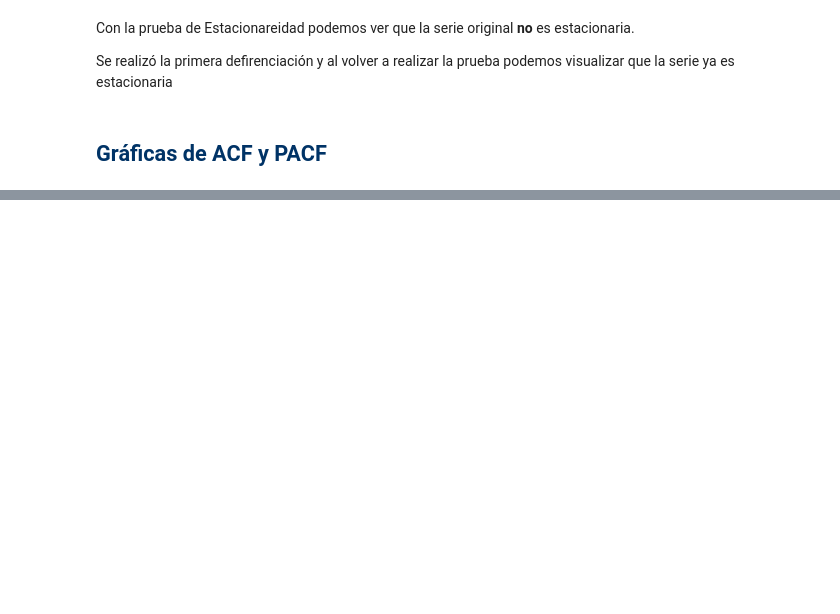
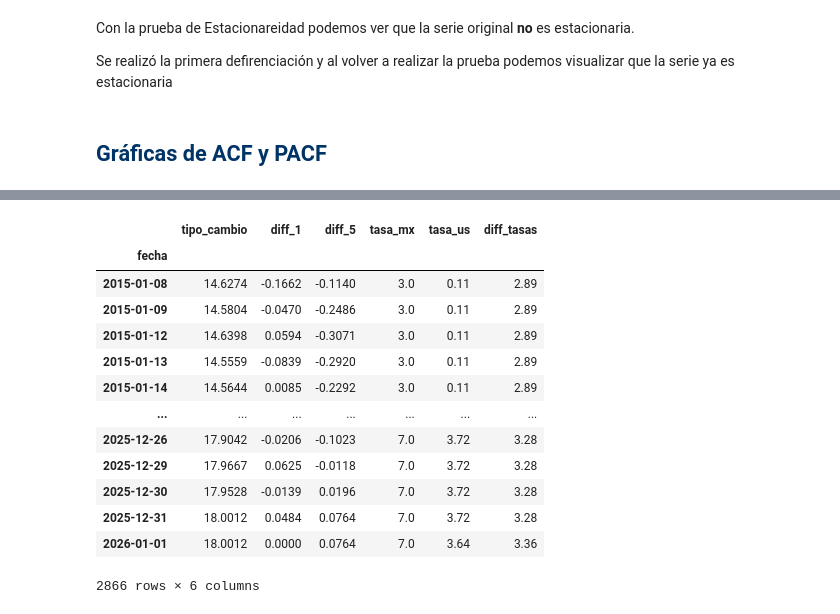
Before and after one commit to Moni-Ib/Examen1_ModelosNoLineales, a Jupyter notebook: Examen1.ipynb, the cells around one changed output, grey strips where cells are left out. Drawn from its saved outputs; the diff is of its cells as text; code cells hidden in the pictures; blank space fills up the shorter version.

```diff
--- a/Examen1.ipynb
+++ b/Examen1.ipynb
@@ -104,4 +103,17 @@ fig = px.line(
 )
 
 fig.show()
+# %%
+df = df[df.index >= "2015-01-01"]
+
+df_plot = df.reset_index()
+
+fig = px.line(
+    df_plot,
+    x="fecha",
+    y="tipo_cambio",
+    title="Tipo de Cambio FIX MXN/USD (20 años)"
+)
+
+fig.show()
 # %% [markdown]
@@ -237,0 +483,28 @@ fig.show()
+# %%
+# Convertir a frecuencia business
+tasa_mx = tasa_mx.asfreq("B").ffill()
+tasa_us = tasa_us.asfreq("B").ffill()
+
+# Unir con el fix
+df = df.join(tasa_mx).join(tasa_us)
+
+# Crear diferencial
+df["diff_tasas"] = df["tasa_mx"] - df["tasa_us"]
+
+df = df.dropna()
+df
+# %% [output]
+|  | tipo_cambio | diff_1 | diff_5 | tasa_mx | tasa_us | diff_tasas |
+| fecha |  |  |  |  |  |  |
+| 2015-01-08 | 14.6274 | -0.1662 | -0.1140 | 3.0 | 0.11 | 2.89 |
+| 2015-01-09 | 14.5804 | -0.0470 | -0.2486 | 3.0 | 0.11 | 2.89 |
+| 2015-01-12 | 14.6398 | 0.0594 | -0.3071 | 3.0 | 0.11 | 2.89 |
+| 2015-01-13 | 14.5559 | -0.0839 | -0.2920 | 3.0 | 0.11 | 2.89 |
+| 2015-01-14 | 14.5644 | 0.0085 | -0.2292 | 3.0 | 0.11 | 2.89 |
+| ... | ... | ... | ... | ... | ... | ... |
+| 2025-12-26 | 17.9042 | -0.0206 | -0.1023 | 7.0 | 3.72 | 3.28 |
+| 2025-12-29 | 17.9667 | 0.0625 | -0.0118 | 7.0 | 3.72 | 3.28 |
+| 2025-12-30 | 17.9528 | -0.0139 | 0.0196 | 7.0 | 3.72 | 3.28 |
+| 2025-12-31 | 18.0012 | 0.0484 | 0.0764 | 7.0 | 3.72 | 3.28 |
+| 2026-01-01 | 18.0012 | 0.0000 | 0.0764 | 7.0 | 3.64 | 3.36 |
+2866 rows × 6 columns
```
Also changed, not shown: parts of 18 cells of this notebook.
